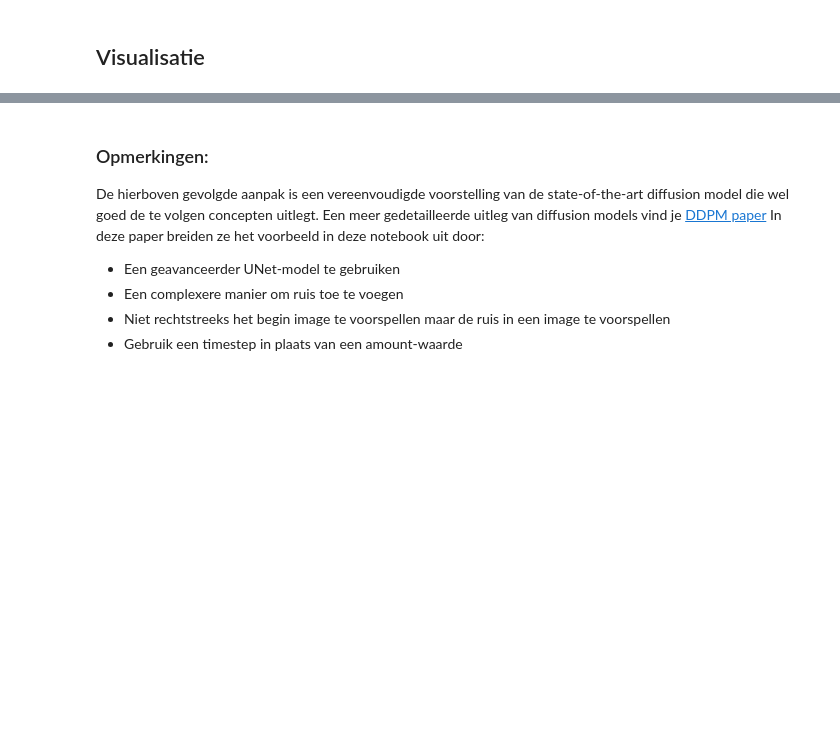
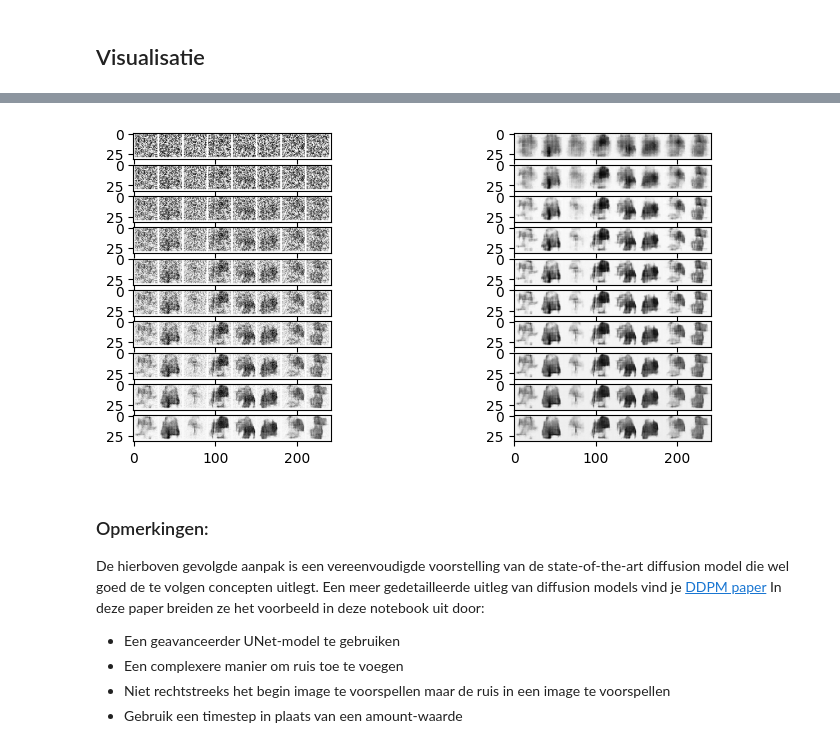
Before and after one commit to OdiseeMachineLearning2425/Leerstof_Groep2, a Jupyter notebook: Week 7/03_Diffusion.ipynb, the cells around one changed output, grey strips where cells are left out. Saved outputs shown, nothing was run; the diff lists cells and outputs as text; code cells hidden in the pictures; blank space fills up the shorter version.

```diff
--- a/Week 7/03_Diffusion.ipynb
+++ b/Week 7/03_Diffusion.ipynb
@@ -59,3 +207,25 @@ Ten slotte wordt het diffusiemodel getraind. Voor elke batch van trainingsafbeel
+# %%
+# remove noise in steps for generating new images
+n_steps = 10
+x= torch.rand(8, 1, 28, 28) # vanaf ruis dus een volledig nieuw beeldje
+step_history = [x]
+preds_output_history=[]
+
+for i in range(n_steps):
+    with torch.no_grad():
+        pred = model(x)
+
+    preds_output_history.append(pred)
+    mix_factor = 1/(n_steps-i) # omdat we met het vereenvoudig model werken dat direct het origineel beeldje maakt, gaan we maar een stapje in de goede richting gaan
+    x = x * (1-mix_factor) + pred * (mix_factor)
+    step_history.append(x)
+
+fig, axs = plt.subplots(n_steps, 2, figsize=(9,4), sharex=True)
+for i in range(n_steps):
+    axs[i, 0].imshow(torchvision.utils.make_grid(step_history[i])[0], cmap='Greys')
+    axs[i, 1].imshow(torchvision.utils.make_grid(preds_output_history[i])[0], cmap='Greys')
+# %% [output]
+[figure, added]
 # %% [markdown]
 ### Opmerkingen:
 
```
Also changed, not shown: parts of 5 cells of this notebook, 2 other files.
